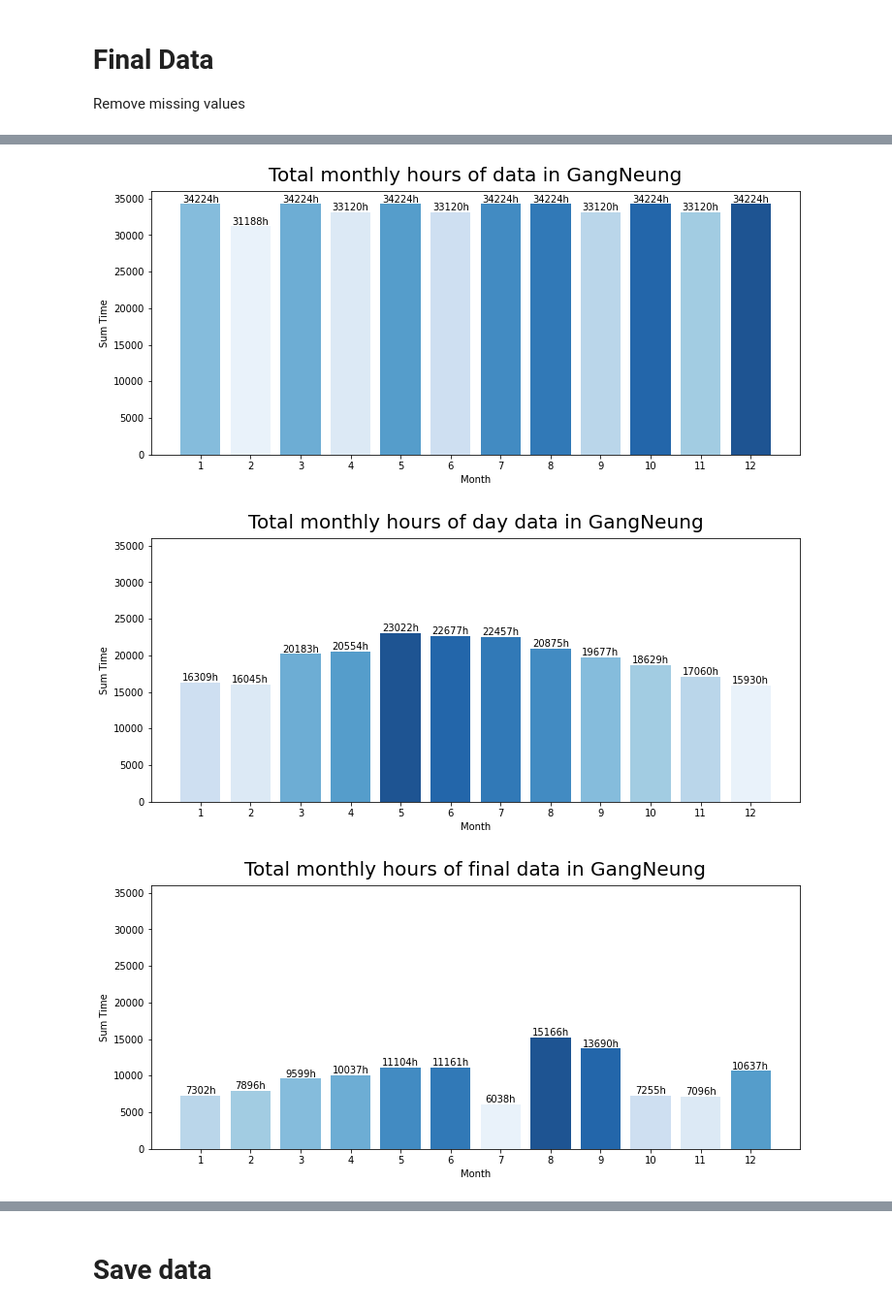
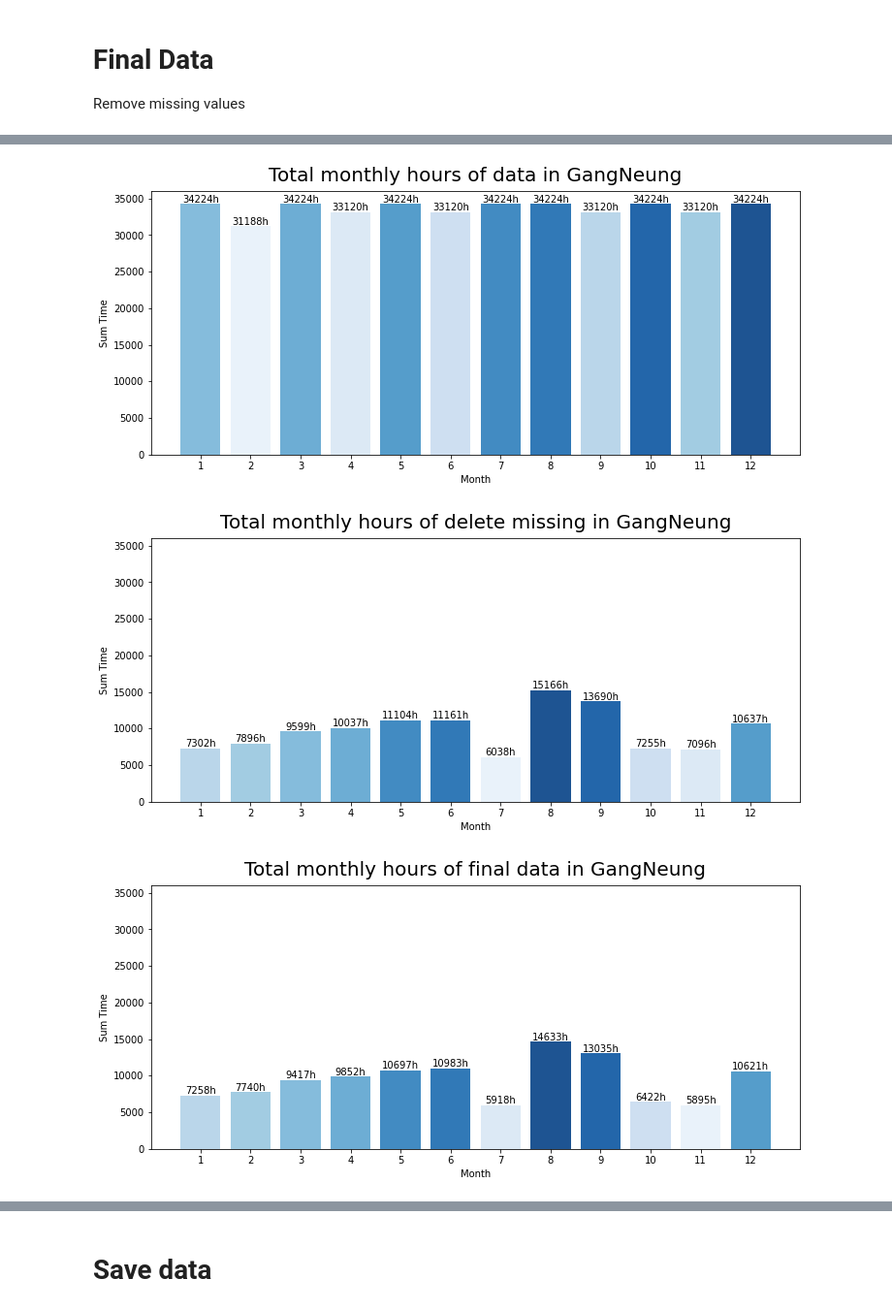
Before and after one commit to Hanchaeeun/SolarPower-Analysis, a Jupyter notebook: 04_preprocessing.ipynb, the cells around one changed output, grey strips where cells are left out. Shown at 97% size. Saved outputs shown, nothing was run; the diff lists cells and outputs as text; code cells hidden in the pictures.

```diff
--- a/04_preprocessing.ipynb
+++ b/04_preprocessing.ipynb
@@ -133,0 +207,4 @@ NullPlot(daytime_df, df_list, 'Original data missing values of daytime')
+# %%
+print(Mp_df.shape)
+Mp_df = Outlier_data(Mp_df)
+Mp_df.shape
@@ -133,0 +218,4 @@ NullPlot(daytime_df, df_list, 'Original data missing values of daytime')
+# %%
+print(Jj_df.shape)
+Jj_df = Outlier_data(Jj_df)
+Jj_df.shape
@@ -133,0 +229,4 @@ NullPlot(daytime_df, df_list, 'Original data missing values of daytime')
+# %%
+print(Gn_df.shape)
+Gn_df = Outlier_data(Gn_df)
+Gn_df.shape
@@ -216,0 +269,4 @@ data.shape
+# %%
+final_df = pd.concat([Mp_df, Jj_df, Gn_df])
+final_df.reset_index(inplace=True, drop=True)
+final_df.shape
@@ -224,11 +282,11 @@ TimeBar(data, '전남 목포시', 'final data in MokPo', [0, 65000])
 [figure]
 # %%
 TimeBar(df, '강원 강릉시', 'data in GangNeung', [0,36000])
-TimeBar(daytime_df, '강원 강릉시', 'day data in GangNeung', [0,36000])
-TimeBar(data, '강원 강릉시', 'final data in GangNeung', [0,36000])
+TimeBar(data, '강원 강릉시', 'delete missing in GangNeung', [0,36000])
+TimeBar(final_df, '강원 강릉시', 'final data in GangNeung', [0,36000])
 # %% [output]
 [figure]
-[figure, old version]
+[figure, new version]
-[figure, old version]
+[figure, new version]
 # %%
 TimeBar(df, '경남 진주시', 'data in JinJo', [0,36000])
```
Also changed, not shown: parts of 35 cells of this notebook.
